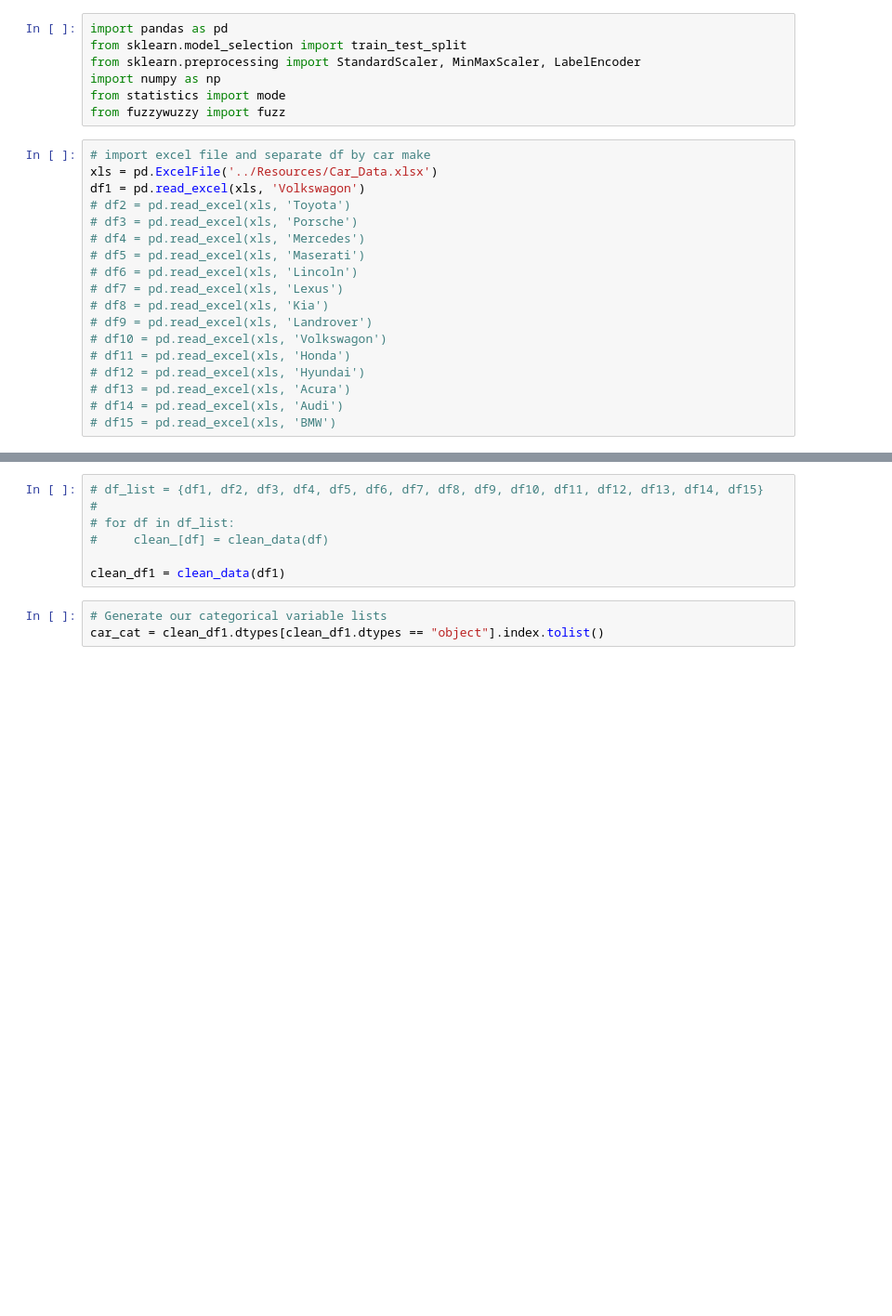
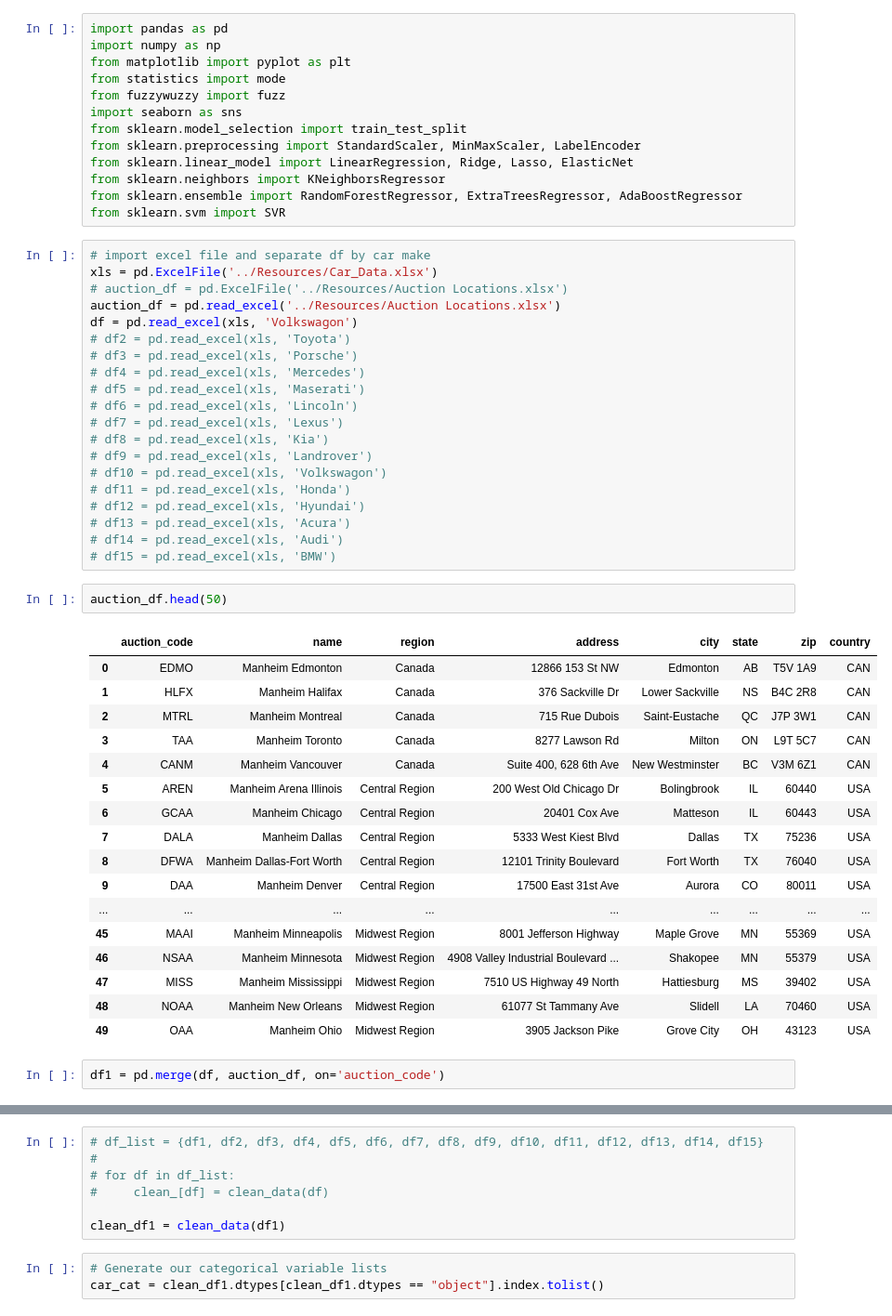
Before and after one commit to sudeshi1/WHUPL, a Jupyter notebook: Data Preprocessing/Data_Preprocessing.ipynb, the cells around one changed output, grey strips where cells are left out. Shown at 93% size. Saved outputs shown, nothing was run; the diff lists cells and outputs as text; blank space fills up the shorter version.

```diff
--- a/Data Preprocessing/Data_Preprocessing.ipynb
+++ b/Data Preprocessing/Data_Preprocessing.ipynb
@@ -1,14 +1,22 @@
 # %%
 import pandas as pd
+import numpy as np
+from matplotlib import pyplot as plt
+from statistics import mode
+from fuzzywuzzy import fuzz
+import seaborn as sns
 from sklearn.model_selection import train_test_split
 from sklearn.preprocessing import StandardScaler, MinMaxScaler, LabelEncoder
-import numpy as np
-from statistics import mode
-from fuzzywuzzy import fuzz
+from sklearn.linear_model import LinearRegression, Ridge, Lasso, ElasticNet
+from sklearn.neighbors import KNeighborsRegressor
+from sklearn.ensemble import RandomForestRegressor, ExtraTreesRegressor, AdaBoostRegressor
+from sklearn.svm import SVR
 # %%
 # import excel file and separate df by car make
 xls = pd.ExcelFile('../Resources/Car_Data.xlsx')
-df1 = pd.read_excel(xls, 'Volkswagon')
+# auction_df = pd.ExcelFile('../Resources/Auction Locations.xlsx')
+auction_df = pd.read_excel('../Resources/Auction Locations.xlsx')
+df = pd.read_excel(xls, 'Volkswagon')
 # df2 = pd.read_excel(xls, 'Toyota')
 # df3 = pd.read_excel(xls, 'Porsche')
 # df4 = pd.read_excel(xls, 'Mercedes')
@@ -23,6 +31,28 @@ df1 = pd.read_excel(xls, 'Volkswagon')
 # df13 = pd.read_excel(xls, 'Acura')
 # df14 = pd.read_excel(xls, 'Audi')
 # df15 = pd.read_excel(xls, 'BMW')
+# %%
+auction_df.head(50)
+# %% [output]
+|  | auction_code | name | region | address | city | state | zip | country |
+| 0 | EDMO | Manheim Edmonton | Canada | 12866 153 St NW | Edmonton | AB | T5V 1A9 | CAN |
+| 1 | HLFX | Manheim Halifax | Canada | 376 Sackville Dr | Lower Sackville | NS | B4C 2R8 | CAN |
+| 2 | MTRL | Manheim Montreal | Canada | 715 Rue Dubois | Saint-Eustache | QC | J7P 3W1 | CAN |
+| 3 | TAA | Manheim Toronto | Canada | 8277 Lawson Rd | Milton | ON | L9T 5C7 | CAN |
+| 4 | CANM | Manheim Vancouver | Canada | Suite 400, 628 6th Ave | New Westminster | BC | V3M 6Z1 | CAN |
+| 5 | AREN | Manheim Arena Illinois | Central Region | 200 West Old Chicago Dr | Bolingbrook | IL | 60440 | USA |
+| 6 | GCAA | Manheim Chicago | Central Region | 20401 Cox Ave | Matteson | IL | 60443 | USA |
+| 7 | DALA | Manheim Dallas | Central Region | 5333 West Kiest Blvd | Dallas | TX | 75236 | USA |
+| 8 | DFWA | Manheim Dallas-Fort Worth | Central Region | 12101 Trinity Boulevard | Fort Worth | TX | 76040 | USA |
+| 9 | DAA | Manheim Denver | Central Region | 17500 East 31st Ave | Aurora | CO | 80011 | USA |
+| ... | ... | ... | ... | ... | ... | ... | ... | ... |
+| 45 | MAAI | Manheim Minneapolis | Midwest Region | 8001 Jefferson Highway | Maple Grove | MN | 55369 | USA |
+| 46 | NSAA | Manheim Minnesota | Midwest Region | 4908 Valley Industrial Boulevard ... | Shakopee | MN | 55379 | USA |
+| 47 | MISS | Manheim Mississippi | Midwest Region | 7510 US Highway 49 North | Hattiesburg | MS | 39402 | USA |
+| 48 | NOAA | Manheim New Orleans | Midwest Region | 61077 St Tammany Ave | Slidell | LA | 70460 | USA |
+| 49 | OAA | Manheim Ohio | Midwest Region | 3905 Jackson Pike | Grove City | OH | 43123 | USA |
+# %%
+df1 = pd.merge(df, auction_df, on='auction_code')
 # %%
 def clean_data(df):
     # drop null values
```
Also changed, not shown: parts of 17 cells of this notebook, 2 other files.
